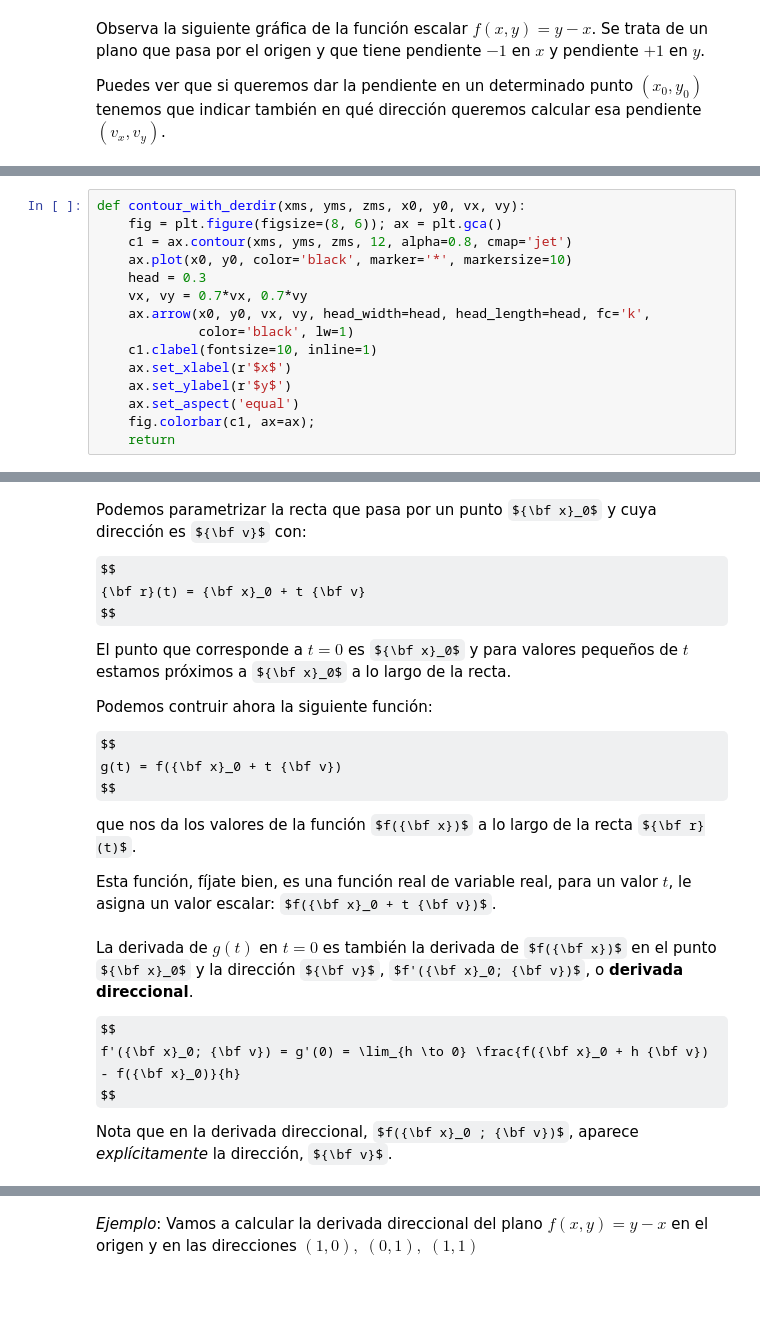
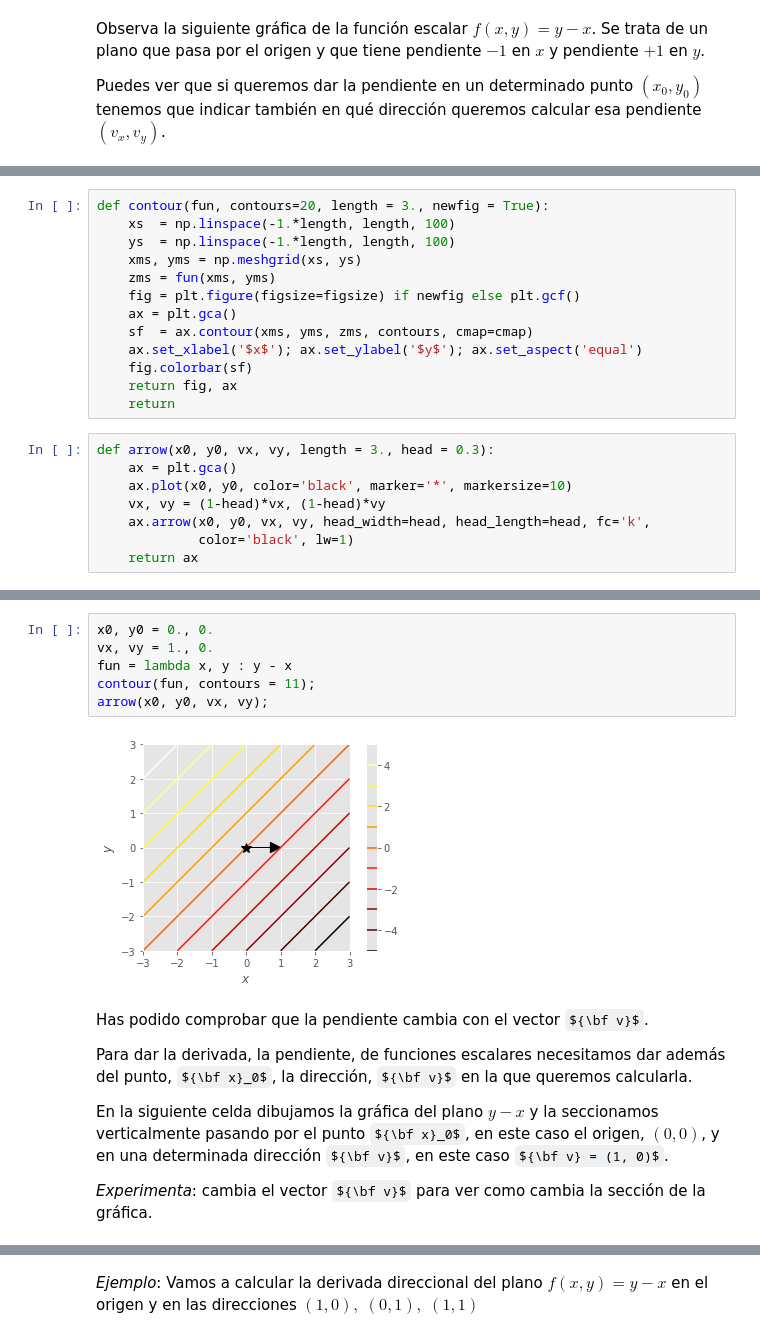
Before and after one commit to jahernando/USC-MMIII, a Jupyter notebook: tderivadas_direccional_diferencial.ipynb, the cells around one changed output, grey strips where cells are left out. Drawn from its saved outputs; the diff is of its cells as text; some formulas as TeX source; blank space fills up the shorter version.

```diff
--- a/tderivadas_direccional_diferencial.ipynb
+++ b/tderivadas_direccional_diferencial.ipynb
@@ -84,15 +93,21 @@ iii) en la bisectriz del primer cuadrante ${\bf v} = (1, 1)$
+# %%
+def contour(fun, contours=20, length = 3., newfig = True):
+    xs  = np.linspace(-1.*length, length, 100)
+    ys  = np.linspace(-1.*length, length, 100)
+    xms, yms = np.meshgrid(xs, ys)
+    zms = fun(xms, yms)
+    fig = plt.figure(figsize=figsize) if newfig else plt.gcf()
+    ax = plt.gca()
+    sf  = ax.contour(xms, yms, zms, contours, cmap=cmap)
+    ax.set_xlabel('$x$'); ax.set_ylabel('$y$'); ax.set_aspect('equal')
+    fig.colorbar(sf)
+    return fig, ax
+    return
 # %%
-def contour_with_derdir(xms, yms, zms, x0, y0, vx, vy):
-    fig = plt.figure(figsize=(8, 6)); ax = plt.gca()
-    c1 = ax.contour(xms, yms, zms, 12, alpha=0.8, cmap='jet')
+def arrow(x0, y0, vx, vy, length = 3., head = 0.3):
+    ax = plt.gca()
     ax.plot(x0, y0, color='black', marker='*', markersize=10)
-    head = 0.3
-    vx, vy = 0.7*vx, 0.7*vy
+    vx, vy = (1-head)*vx, (1-head)*vy
     ax.arrow(x0, y0, vx, vy, head_width=head, head_length=head, fc='k',
              color='black', lw=1)
-    c1.clabel(fontsize=10, inline=1)
-    ax.set_xlabel(r'$x$')
-    ax.set_ylabel(r'$y$')
-    ax.set_aspect('equal')
-    fig.colorbar(c1, ax=ax);
-    return
+    return ax
@@ -110,26 +114,16 @@ ct = contour_with_derdir(xms, yms, zms, x0, y0, vx, vy)
-# %% [markdown]
-Podemos parametrizar la recta que pasa por un punto ${\bf x}_0$ y cuya dirección es ${\bf v}$ con:
-
-$$
-{\bf r}(t) = {\bf x}_0 + t {\bf v}
-$$
-
-El punto que corresponde a $t=0$ es ${\bf x}_0$ y para valores pequeños de $t$ estamos próximos a ${\bf x}_0$ a lo largo de la recta.
-
-Podemos contruir ahora la siguiente función:
-
-$$
-g(t) = f({\bf x}_0 + t {\bf v})
-$$
-
-que nos da los valores de la función $f({\bf x})$ a lo largo de la recta ${\bf r}(t)$.
-
-Esta función, fíjate bien, es una función real de variable real, para un valor $t$, le asigna un valor escalar: $f({\bf x}_0 + t {\bf v})$.
-# %% [markdown]
-La derivada de $g(t)$ en $t = 0$ es también la derivada de $f({\bf x})$ en el punto ${\bf x}_0$ y la dirección ${\bf v}$, $f'({\bf x}_0; {\bf v})$, o **derivada direccional**.
-
-$$
-f'({\bf x}_0; {\bf v}) = g'(0) = \lim_{h \to 0} \frac{f({\bf x}_0 + h {\bf v}) - f({\bf x}_0)}{h}
-$$
-
-Nota que en la derivada direccional, $f({\bf x}_0 ; {\bf v})$, aparece *explícitamente* la dirección, ${\bf v}$.
+# %%
+x0, y0 = 0., 0.
+vx, vy = 1., 0.
+fun = lambda x, y : y - x
+contour(fun, contours = 11);
+arrow(x0, y0, vx, vy);
+# %% [output]
+[figure, added]
+# %% [markdown]
+Has podido comprobar que la pendiente cambia con el vector ${\bf v}$.
+
+Para dar la derivada, la pendiente, de funciones escalares necesitamos dar además del punto, ${\bf x}_0$, la dirección, ${\bf v}$ en la que queremos calcularla.
+
+En la siguiente celda dibujamos la gráfica del plano $y-x$ y la seccionamos verticalmente pasando por el punto ${\bf x}_0$, en este caso el origen, $(0, 0)$, y en una determinada dirección ${\bf v}$, en este caso ${\bf v} = (1, 0)$.
+
+*Experimenta*: cambia el vector ${\bf v}$ para ver como cambia la sección de la gráfica.
```
Also changed, not shown: parts of 30 cells of this notebook, 1 other file.
